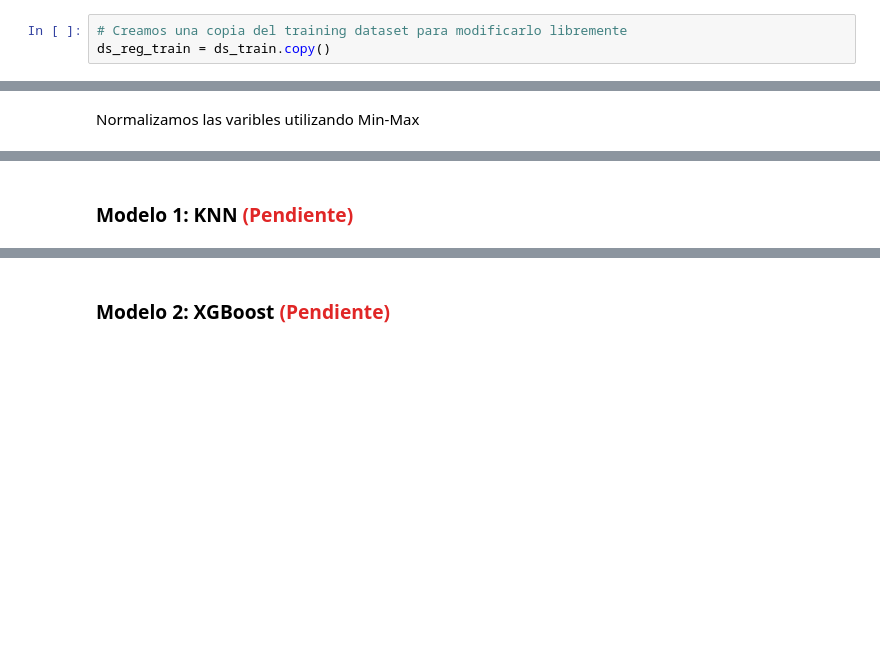
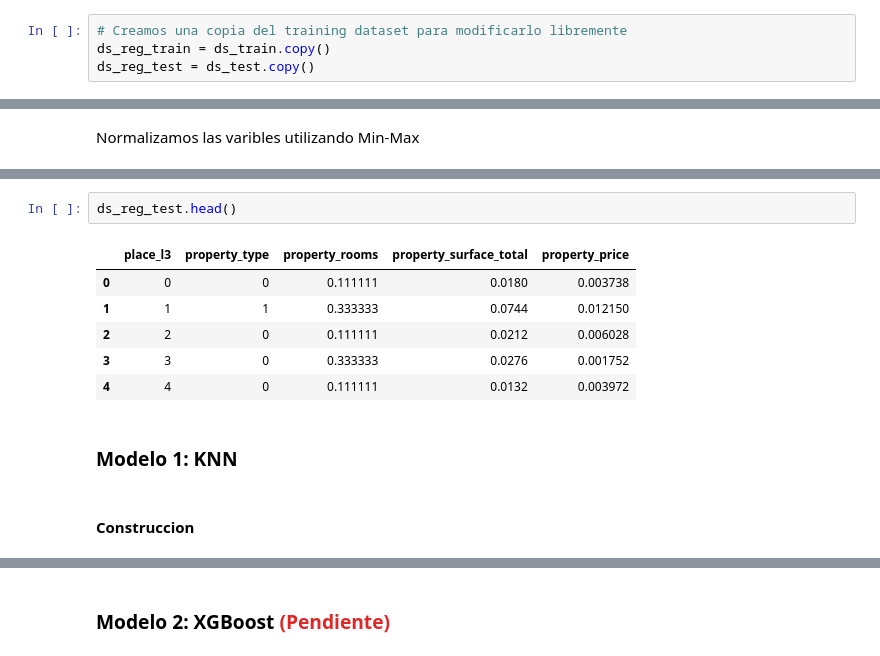
Before and after one commit to kikiymini/7506R-1C2024-GRUPO02, a Jupyter notebook: 7506R_TP1_GRUPO02_ENTREGA_N4.ipynb, the cells around one changed output, grey strips where cells are left out. Drawn from its saved outputs; the diff is of its cells as text; blank space fills up the shorter version.

```diff
--- a/7506R_TP1_GRUPO02_ENTREGA_N4.ipynb
+++ b/7506R_TP1_GRUPO02_ENTREGA_N4.ipynb
@@ -69,6 +76,7 @@ Mounted at /content/drive
 # %%
 # Creamos una copia del training dataset para modificarlo libremente
 ds_reg_train = ds_train.copy()
+ds_reg_test = ds_test.copy()
 # %% [markdown]
 Vemos las columnas actuales del dataset
 # %%
@@ -149,2 +171,13 @@ ds_reg_train.head()
+# %%
+ds_reg_test.head()
+# %% [output]
+|  | place_l3 | property_type | property_rooms | property_surface_total | property_price |
+| 0 | 0 | 0 | 0.111111 | 0.0180 | 0.003738 |
+| 1 | 1 | 1 | 0.333333 | 0.0744 | 0.012150 |
+| 2 | 2 | 0 | 0.111111 | 0.0212 | 0.006028 |
+| 3 | 3 | 0 | 0.333333 | 0.0276 | 0.001752 |
+| 4 | 4 | 0 | 0.111111 | 0.0132 | 0.003972 |
 # %% [markdown]
-### Modelo 1: KNN <font color="#e02626">(Pendiente)</font>
+### Modelo 1: KNN
+# %% [markdown]
+#### Construccion
```
Also changed, not shown: parts of 43 cells of this notebook.
